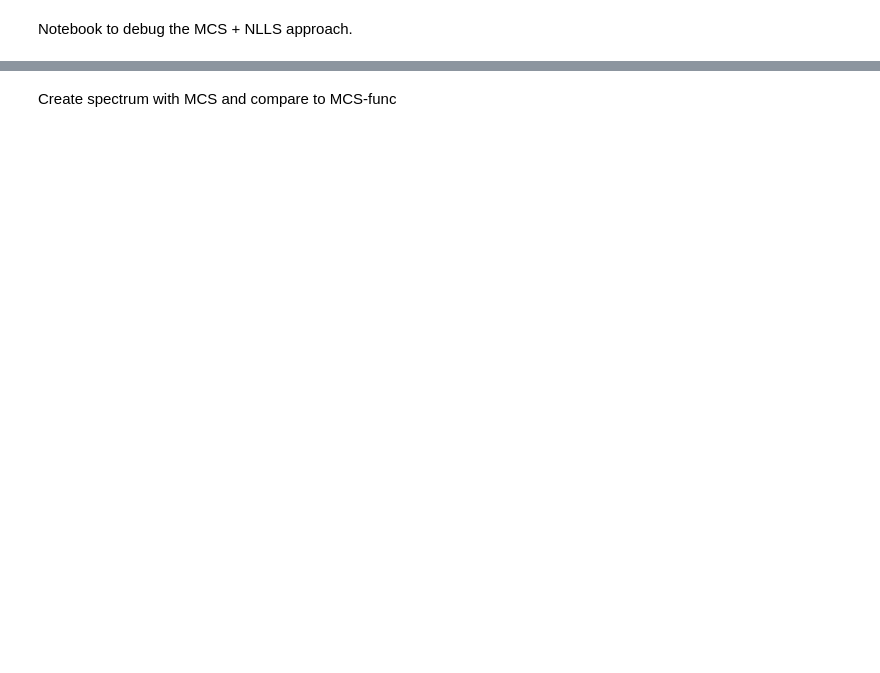
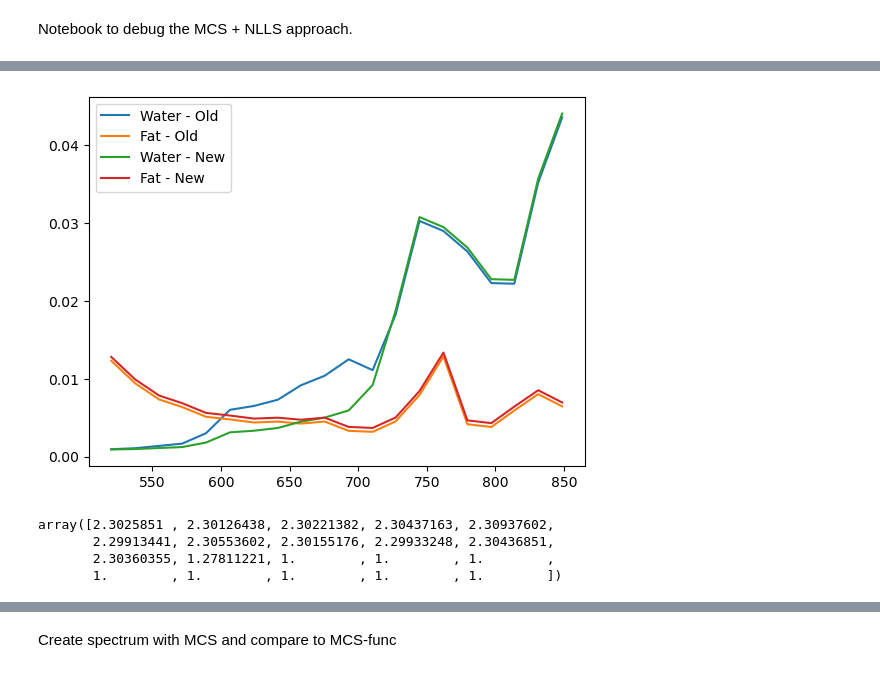
Before and after one commit to leonngl/hyperspectral-fit-idp, a Jupyter notebook: notebooks/mcs_nlls_debugging.ipynb, the cells around one changed output, grey strips where cells are left out. Cells and saved outputs as stored; diff of their text form; code cells hidden in the pictures; blank space fills up the shorter version.

```diff
--- a/notebooks/mcs_nlls_debugging.ipynb
+++ b/notebooks/mcs_nlls_debugging.ipynb
@@ -91,2 +83,13 @@ plot_spectra(mu_a_matrix[:, :4].T, loader.wavelengths, ["HbO2", "Hbb", "oxCCO",
+# %%
+plot_spectra((*(mu_a_matrix_old[:, -2:].T), *(mu_a_matrix[:, -2:].T + 0.0005)), loader.wavelengths, ["Water - Old", "Fat - Old", "Water - New", "Fat - New"])
+# %% [output]
+[figure, added]
+# %%
+mu_a_matrix_old[:, -2] / mu_a_matrix[:, -2]
+# %% [output]
+array([2.3025851 , 2.30126438, 2.30221382, 2.30437163, 2.30937602,
+       2.29913441, 2.30553602, 2.30155176, 2.29933248, 2.30436851,
+       2.30360355, 1.27811221, 1.        , 1.        , 1.        ,
+       1.        , 1.        , 1.        , 1.        , 1.        ])
 # %%
 loader.wavelengths
```
Also changed, not shown: parts of 47 cells of this notebook, 1 other file.
